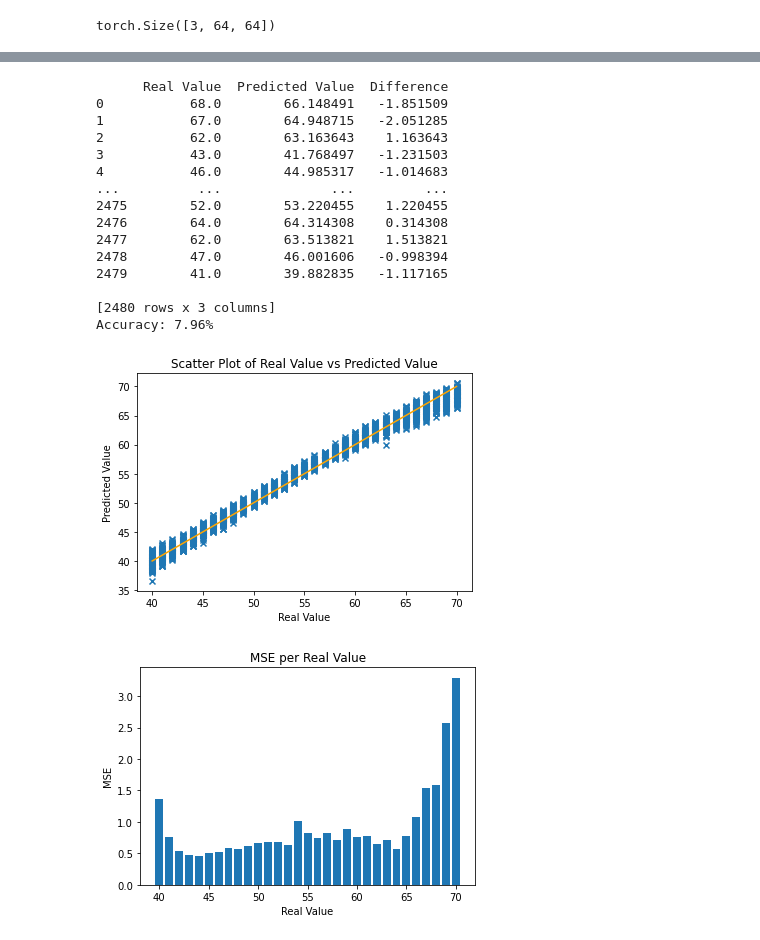
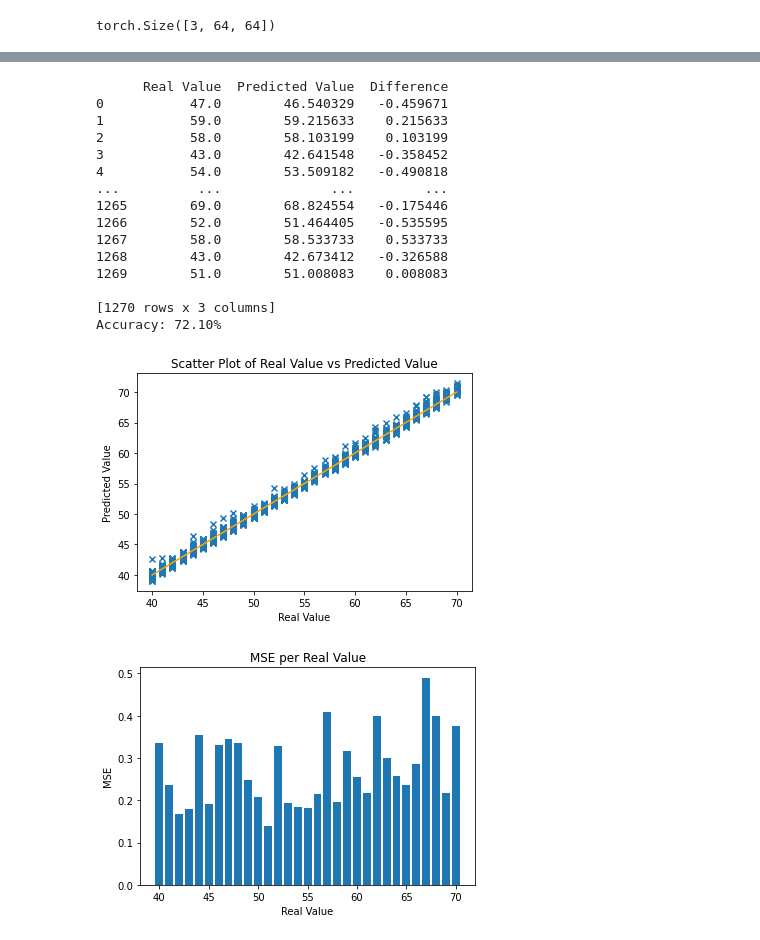
Before and after one commit to vanboven073/4AI00, a Jupyter notebook: Blender_Automation/CNN_tens_drop.ipynb, the cells around one changed output, grey strips where cells are left out. Cells and saved outputs as stored; diff of their text form; code cells hidden in the pictures.

Commit message:
Trained CNN with new data 70%

```diff
--- a/Blender_Automation/CNN_tens_drop.ipynb
+++ b/Blender_Automation/CNN_tens_drop.ipynb
@@ -260,7 +203,7 @@ class CustomImageDataset(Dataset):
 # print('mean: '  + str(total_mean))
 # print('std:  '  + str(total_std))
 # %%
-input_image = Image.open('Test_Images\Train\drop_s40_v5_r0.5_str6_pos0_camz0_camy1.png')  # Replace 'input_image.jpg' with the path to your input image file
+input_image = Image.open('Test_Images\Train\drop_s30_v5_r0.5_str6_pos0_cam79.png')  # Replace 'input_image.jpg' with the path to your input image file
 transform = ToTensor()
 tensor = transform(input_image)
 # Calculate mean and standard deviation
@@ -480,7 +369,7 @@ Epoch 30 completed.
 model = torch.load('trained_model')  # Replace 'trained_model.pth' with the path to your trained model file
 
 # Load and preprocess the input image
-input_image = Image.open('Test_Images\Train\drop_s40_v5_r0.5_str6_pos0_camz0_camy1.png')  # Replace 'input_image.jpg' with the path to your input image file
+input_image = Image.open('Test_Images\Train\drop_s30_v5_r0.5_str6_pos0_cam79.png')  # Replace 'input_image.jpg' with the path to your input image file
 input_image = input_image.convert('RGB')
 input_tensor = transform(input_image)
 
@@ -648,9 +537,7 @@ Name: Difference, dtype: float64
 # %%
-# Set the device for computation (CPU or GPU)
-device = torch.device('cuda' if torch.cuda.is_available() else 'cpu')
-
 # Create a DataFrame to store the predictions
 predictions_test_df = pd.DataFrame(columns=['Real Value', 'Predicted Value', 'Difference'])
+
 
 # Set the model to evaluation mode
 model.eval()
@@ -679,23 +566,25 @@ for sample in test_loader:
     # Calculate the number of correct predictions within the range
     # correct_predictions += ((predicted_labels >= min_range) & (predicted_labels <= max_range) & (labels >= min_range) & (labels <= max_range)).sum().item()
 
-    # Iterate over the predicted values and add them to the DataFrame
+# Iterate over the predicted values and add them to the DataFrame
     for i in range(len(predicted_values)):
         real_value = labels[i].item()
         predicted_value = predicted_values[i]
 
-        # Calculate the difference between predicted and real value
-        difference = predicted_value - real_value
+        # Check if the predicted value is within the desired range (40-70)
+        if real_value >= 40 and real_value <= 70:
+            # Calculate the difference between predicted and real value
+            difference = predicted_value - real_value
 
-        # Add the prediction, real value, and difference to the DataFrame
-        predictions_test_df = predictions_test_df.append({'Real Value': real_value, 'Predicted Value': predicted_value, 'Difference': difference}, ignore_index=True)
+            # Add the prediction, real value, and difference to the DataFrame
+            predictions_test_df = predictions_test_df.append({'Real Value': real_value, 'Predicted Value': predicted_value, 'Difference': difference}, ignore_index=True)
 
-        # Check if the prediction is correct within the desired range
-        if abs(real_value-predicted_value) <= max_range:
-            correct_predictions += 1
+            # Check if the prediction is correct within the desired range
+            if abs(real_value - predicted_value) <= max_range:
+                correct_predictions += 1
 
 # Calculate the accuracy
-accuracy = correct_predictions / (len(predictions_df)-1)
+accuracy = correct_predictions / (len(predictions_test_df)-1)
 
 # Print the predictions DataFrame
 print(predictions_test_df)
@@ -704,26 +593,29 @@ print(predictions_test_df)
 print(f"Accuracy: {accuracy * 100:.2f}%")
 # %% [output]
       Real Value  Predicted Value  Difference
-0           68.0        66.148491   -1.851509
-1           67.0        64.948715   -2.051285
-2           62.0        63.163643    1.163643
-3           43.0        41.768497   -1.231503
-4           46.0        44.985317   -1.014683
+0           47.0        46.540329   -0.459671
+1           59.0        59.215633    0.215633
+2           58.0        58.103199    0.103199
+3           43.0        42.641548   -0.358452
+4           54.0        53.509182   -0.490818
 ...          ...              ...         ...
-2475        52.0        53.220455    1.220455
-2476        64.0        64.314308    0.314308
-2477        62.0        63.513821    1.513821
-2478        47.0        46.001606   -0.998394
-2479        41.0        39.882835   -1.117165
+1265        69.0        68.824554   -0.175446
+1266        52.0        51.464405   -0.535595
+1267        58.0        58.533733    0.533733
+1268        43.0        42.673412   -0.326588
+1269        51.0        51.008083    0.008083
 
-[2480 rows x 3 columns]
-Accuracy: 7.96%
+[1270 rows x 3 columns]
+Accuracy: 72.10%
 # %%
+# Filter the predictions_test_df to include only the range 40-70 real values
+filtered_predictions_test_df = predictions_test_df[(predictions_test_df['Real Value'] >= 40) & (predictions_test_df['Real Value'] <= 70)]
+
 # Create a scatter plot
-plt.scatter(predictions_test_df['Real Value'], predictions_test_df['Predicted Value'], marker='x')
+plt.scatter(filtered_predictions_test_df['Real Value'], filtered_predictions_test_df['Predicted Value'], marker='x')
 
 # Plot the line y = x
-x = np.linspace(predictions_test_df['Real Value'].min(), predictions_test_df['Real Value'].max(), 100)
+x = np.linspace(filtered_predictions_test_df['Real Value'].min(), filtered_predictions_test_df['Real Value'].max(), 100)
 plt.plot(x, x, color='orange')
 
 # Set plot labels and title
@@ -734,22 +626,18 @@ plt.title('Scatter Plot of Real Value vs Predicted Value')
 # Display the plot
 plt.show()
 # %% [output]
-[figure, old version]
+[figure, new version]
 # %%
 # Calculate the MSE per real value
-mse_per_real_value_test = predictions_test_df.groupby('Real Value')['Difference'].apply(lambda x: mean_squared_error(x, np.zeros_like(x)))
-
-# # Print the MSE per real value
-# print('MSE per Real Value:')
-# print(mse_per_real_value)
+mse_per_real_value_test = filtered_predictions_test_df.groupby('Real Value')['Difference'].apply(lambda x: mean_squared_error(x, np.zeros_like(x)))
 
 # Plot the MSE per real value
-plt.bar(mse_per_real_value.index, mse_per_real_value_test)
+plt.bar(mse_per_real_value_test.index, mse_per_real_value_test)
 plt.xlabel('Real Value')
 plt.ylabel('MSE')
 plt.title('MSE per Real Value')
 
 # Show the plot
 plt.show()
 # %% [output]
-[figure, old version]
+[figure, new version]
```
Also changed, not shown: parts of 16 cells of this notebook, 2 other files.
